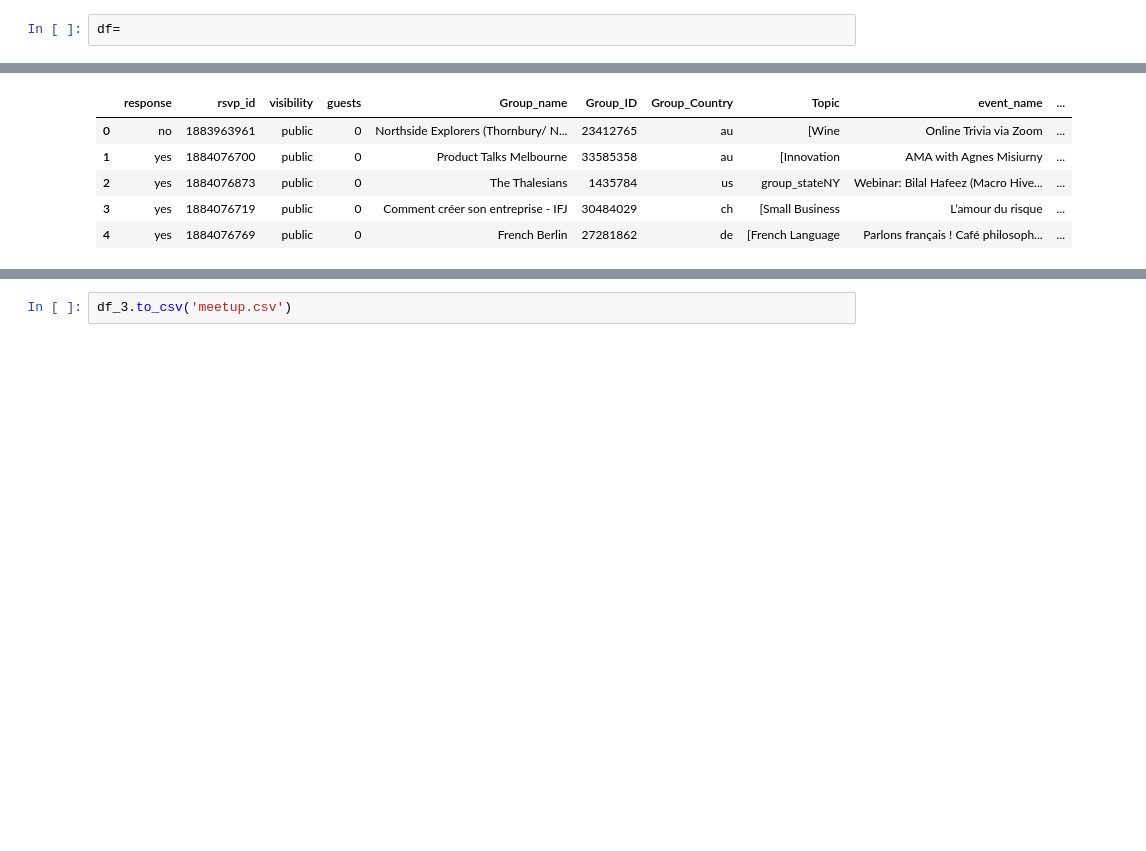
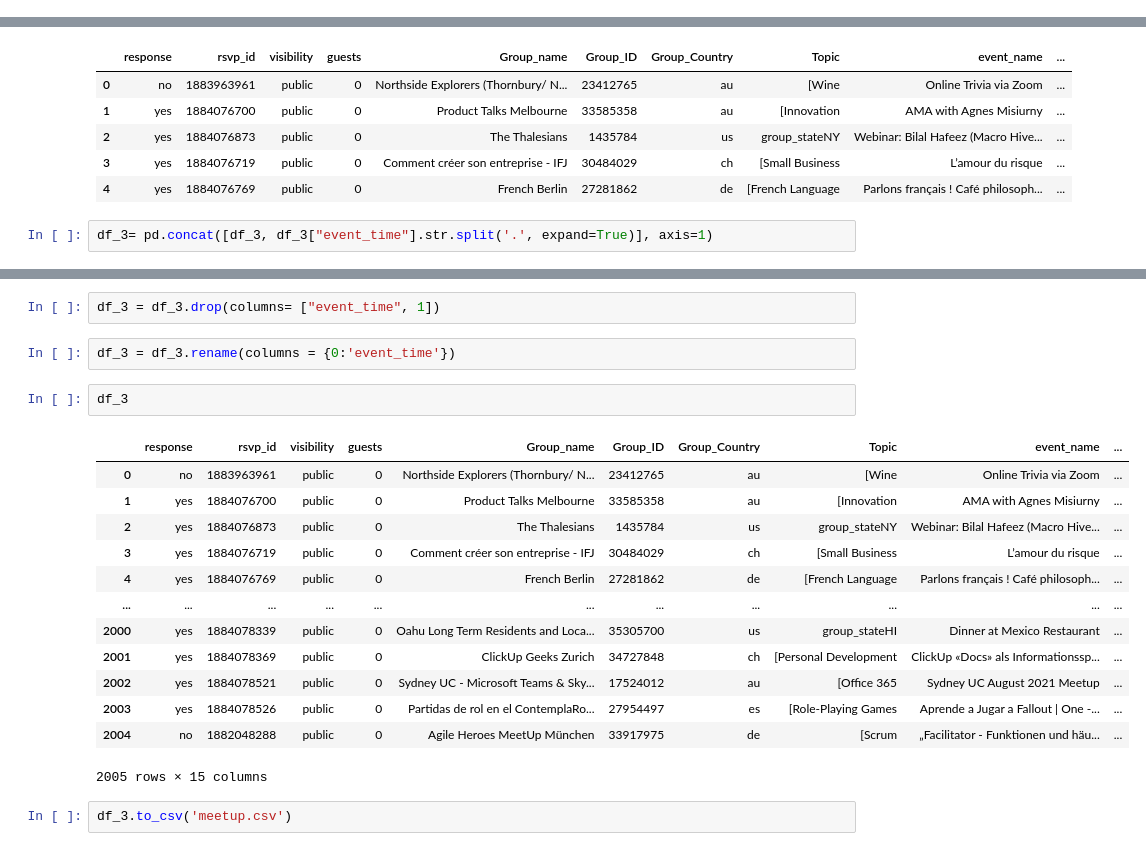
Before and after one commit to selinbulbul/Apache-Kafka, a Jupyter notebook: cleaning.ipynb, the cells around one changed output, grey strips where cells are left out. Saved outputs shown, nothing was run; the diff lists cells and outputs as text; blank space fills up the shorter version.

```diff
--- a/cleaning.ipynb
+++ b/cleaning.ipynb
@@ -10,8 +10,6 @@ from sqlalchemy import create_engine
 df= pd.read_csv("rockset-meetup.csv")
 # %%
 df_json = pd.read_json('rockset.json')
-# %%
-df=
 # %%
 df
 # %% [output]
@@ -367,3 +365,5 @@ df_3.head()
 | 2 | yes | 1884076873 | public | 0 | The Thalesians | 1435784 | us | group_stateNY | Webinar: Bilal Hafeez (Macro Hive... | ... |
 | 3 | yes | 1884076719 | public | 0 | Comment créer son entreprise - IFJ | 30484029 | ch | [Small Business | L’amour du risque | ... |
 | 4 | yes | 1884076769 | public | 0 | French Berlin | 27281862 | de | [French Language | Parlons français ! Café philosoph... | ... |
+# %%
+df_3= pd.concat([df_3, df_3["event_time"].str.split('.', expand=True)], axis=1)
@@ -370,3 +379,23 @@ df_3.head()
+# %%
+df_3 = df_3.drop(columns= ["event_time", 1])
+# %%
+df_3 = df_3.rename(columns = {0:'event_time'})
+# %%
+df_3
+# %% [output]
+|  | response | rsvp_id | visibility | guests | Group_name | Group_ID | Group_Country | Topic | event_name | ... |
+| 0 | no | 1883963961 | public | 0 | Northside Explorers (Thornbury/ N... | 23412765 | au | [Wine | Online Trivia via Zoom | ... |
+| 1 | yes | 1884076700 | public | 0 | Product Talks Melbourne | 33585358 | au | [Innovation | AMA with Agnes Misiurny | ... |
+| 2 | yes | 1884076873 | public | 0 | The Thalesians | 1435784 | us | group_stateNY | Webinar: Bilal Hafeez (Macro Hive... | ... |
+| 3 | yes | 1884076719 | public | 0 | Comment créer son entreprise - IFJ | 30484029 | ch | [Small Business | L’amour du risque | ... |
+| 4 | yes | 1884076769 | public | 0 | French Berlin | 27281862 | de | [French Language | Parlons français ! Café philosoph... | ... |
+| ... | ... | ... | ... | ... | ... | ... | ... | ... | ... | ... |
+| 2000 | yes | 1884078339 | public | 0 | Oahu Long Term Residents and Loca... | 35305700 | us | group_stateHI | Dinner at Mexico Restaurant | ... |
+| 2001 | yes | 1884078369 | public | 0 | ClickUp Geeks Zurich | 34727848 | ch | [Personal Development | ClickUp «Docs» als Informationssp... | ... |
+| 2002 | yes | 1884078521 | public | 0 | Sydney UC - Microsoft Teams & Sky... | 17524012 | au | [Office 365 | Sydney UC August 2021 Meetup | ... |
+| 2003 | yes | 1884078526 | public | 0 | Partidas de rol en el ContemplaRo... | 27954497 | es | [Role-Playing Games | Aprende a Jugar a Fallout | One -... | ... |
+| 2004 | no | 1882048288 | public | 0 | Agile Heroes MeetUp München | 33917975 | de | [Scrum | „Facilitator - Funktionen und häu... | ... |
+2005 rows × 15 columns
 # %%
 df_3.to_csv('meetup.csv')
 # %%
```
Also changed, not shown: parts of 1 cell of this notebook, 3 other files.
